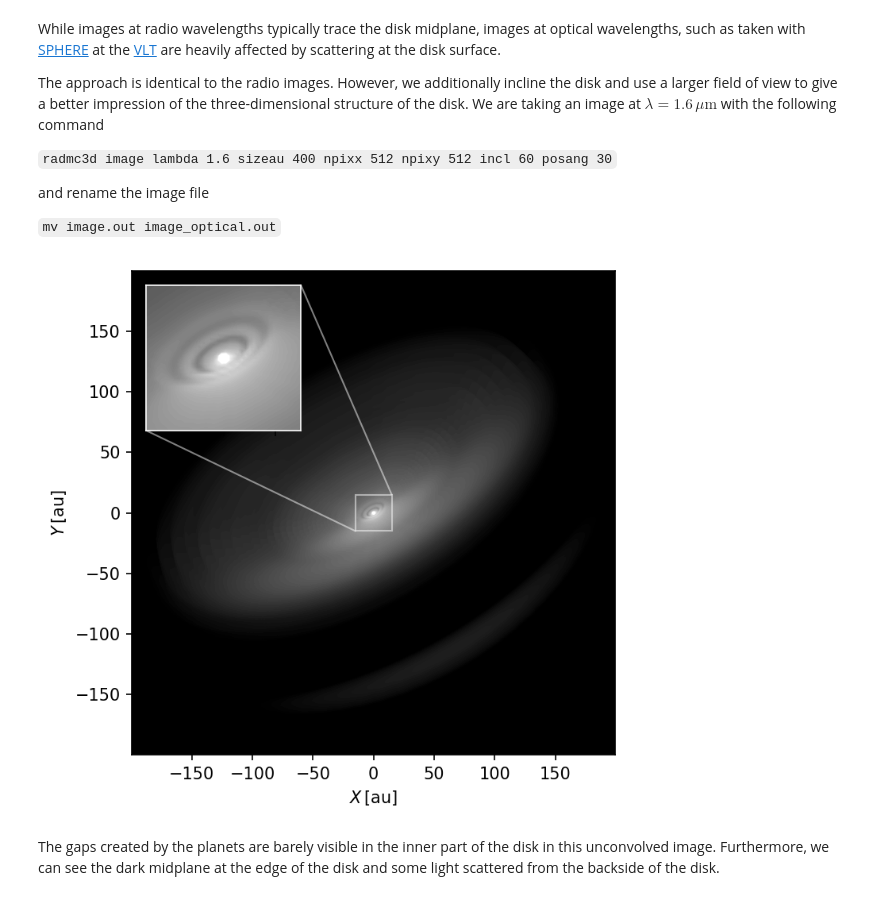
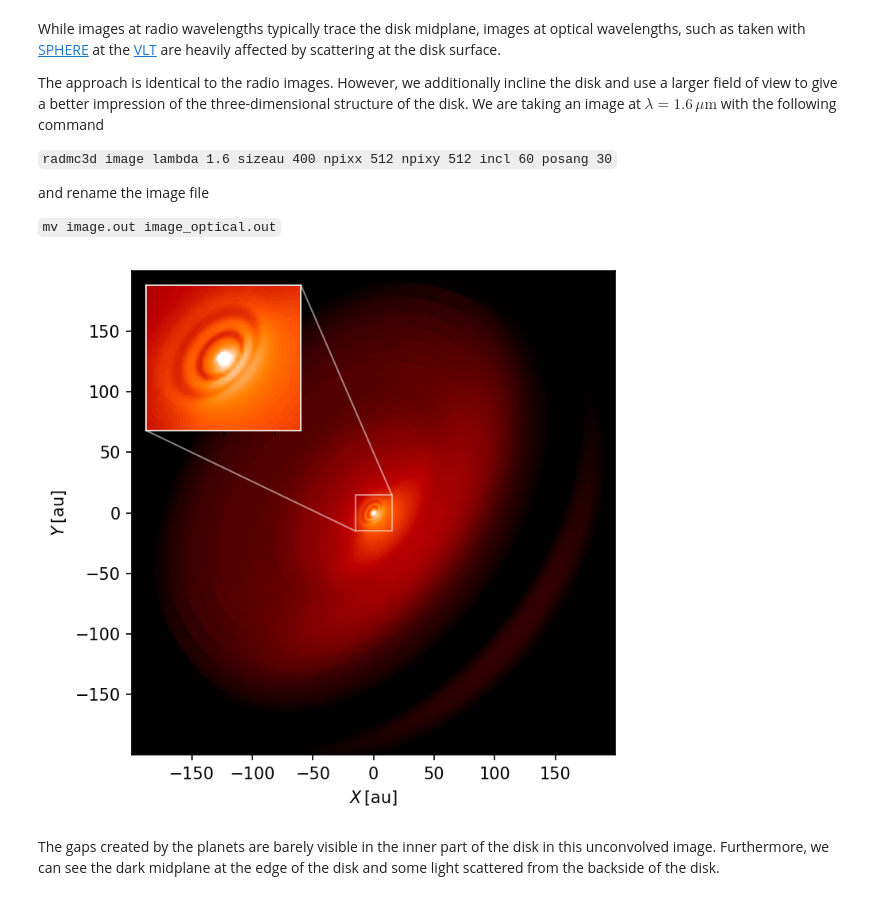
Before and after one commit to stammler/dustpylib, a Jupyter notebook: examples/radtrans/radmc3d.ipynb, the cells around one changed output. Drawn from its saved outputs; the diff is of its cells as text; code cells hidden in the pictures.

```diff
--- a/examples/radtrans/radmc3d.ipynb
+++ b/examples/radtrans/radmc3d.ipynb
@@ -457,25 +457,25 @@ image_optical = radmc3d.read_image("radmc3d/image_optical.out")
 # %%
 x, y = image_optical["x"]/c.au, image_optical["y"]/c.au
 I = image_optical["I"]
 Imax = image_optical["I"].max()
-levmax = np.ceil(np.log10(Imax))-2
+levmax = np.log10(Imax)-2
 levels = np.linspace(levmax-6, levmax, 100)
 fig, ax = plt.subplots()
 ax.set_aspect(1)
-ax.contourf(x, y, np.log10(I[..., 0].T), cmap="gray", levels=levels, extend="both")
+ax.contourf(x, y, np.log10(I[..., 0].T), cmap="gist_heat", levels=levels, extend="both")
 ax.set_xlabel(r"$X\,\left[\mathrm{au}\right]$")
 ax.set_ylabel(r"$Y\,\left[\mathrm{au}\right]$")
 ax_ins = ax.inset_axes([0.03, 0.67, 0.32, 0.30])
-ax_ins.contourf(x, y, np.log10(I[..., 0].T), cmap="gray", levels=levels, extend="both")
+ax_ins.contourf(x, y, np.log10(I[..., 0].T), cmap="gist_heat", levels=levels, extend="both")
 ax_ins.set_xlim(-15, 15)
 ax_ins.set_ylim(-15, 15)
 ax_ins.xaxis.set_tick_params(labelbottom=False)
 ax_ins.yaxis.set_tick_params(labelleft=False)
 ax_ins.spines[["top", "left", "bottom", "right"]].set_color("white")
 ax.indicate_inset_zoom(ax_ins, edgecolor="white")
 fig.tight_layout()
 # %% [output]
-[figure, old version]
+[figure, new version]
 # %% [markdown]
 The gaps created by the planets are barely visible in the inner part of the disk in this unconvolved image. Furthermore, we can see the dark midplane at the edge of the disk and some light scattered from the backside of the disk.
 # %% [markdown]
```
Also changed, not shown: parts of 6 cells of this notebook, 5 other files.
